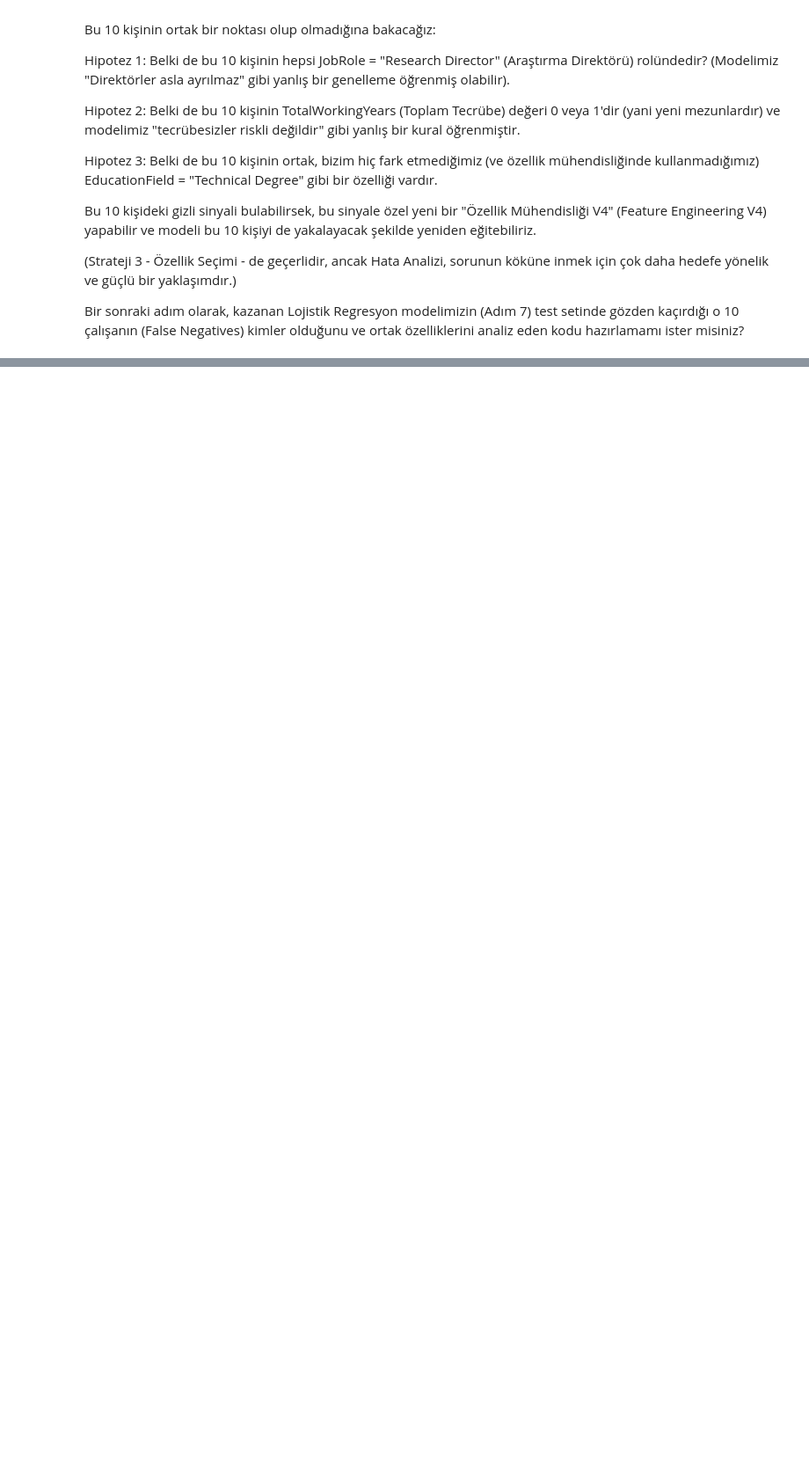
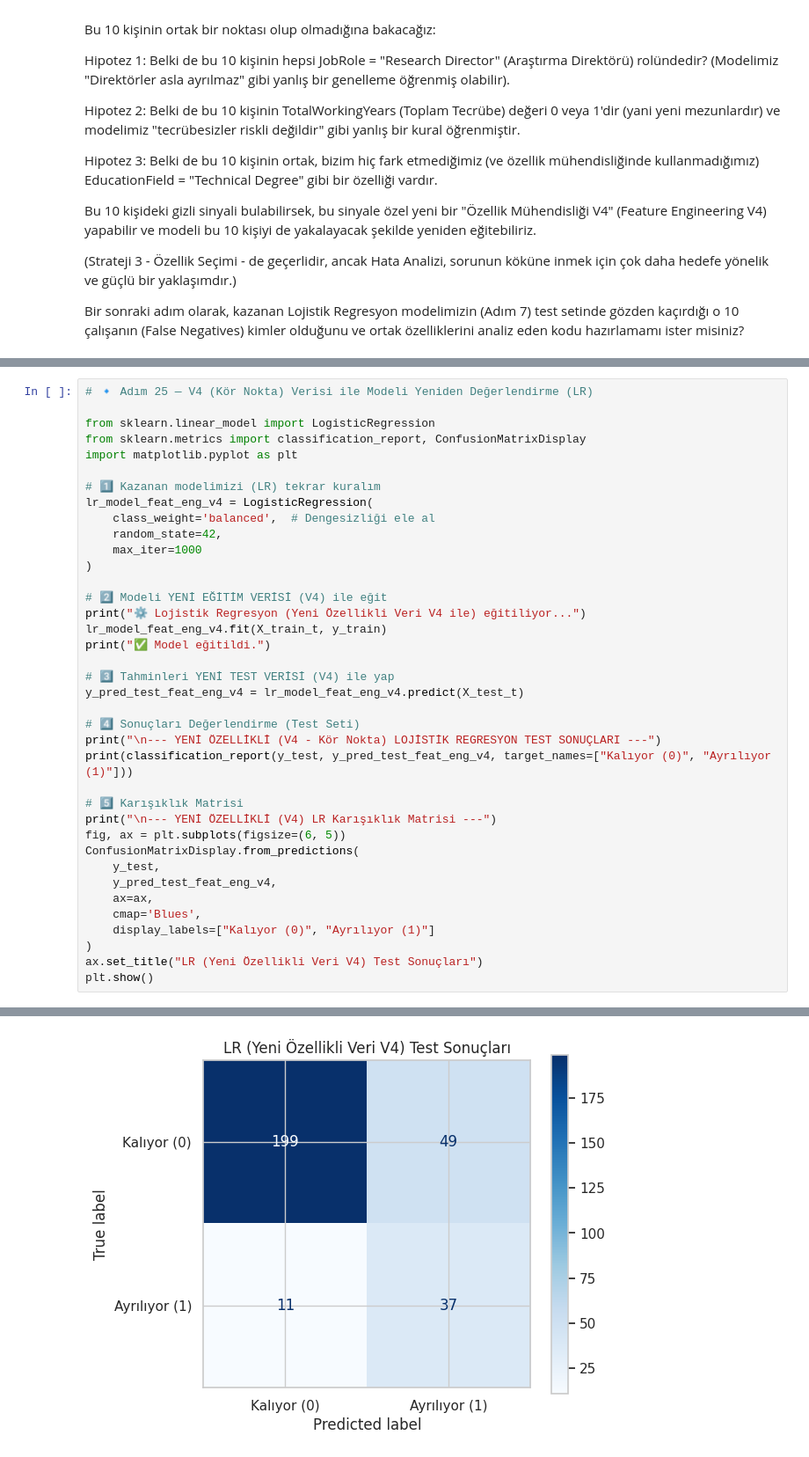
Before and after one commit to Seldarzu/employee-attrition-eda, a Jupyter notebook: 01_data_exploration_arzu.ipynb, the cells around one changed output, grey strips where cells are left out. Shown at 88% size. Drawn from its saved outputs; the diff is of its cells as text; blank space fills up the shorter version.

```diff
--- a/01_data_exploration_arzu.ipynb
+++ b/01_data_exploration_arzu.ipynb
@@ -3268,0 +3710,39 @@ Bir sonraki adım olarak, kazanan Lojistik Regresyon modelimizin (Adım 7) test
+# %%
+# 🔹 Adım 25 — V4 (Kör Nokta) Verisi ile Modeli Yeniden Değerlendirme (LR)
+
+from sklearn.linear_model import LogisticRegression
+from sklearn.metrics import classification_report, ConfusionMatrixDisplay
+import matplotlib.pyplot as plt
+
+# 1️⃣ Kazanan modelimizi (LR) tekrar kuralım
+lr_model_feat_eng_v4 = LogisticRegression(
+    class_weight='balanced',  # Dengesizliği ele al
+    random_state=42,
+    max_iter=1000
+)
+
+# 2️⃣ Modeli YENİ EĞİTİM VERİSİ (V4) ile eğit
+print("⚙️ Lojistik Regresyon (Yeni Özellikli Veri V4 ile) eğitiliyor...")
+lr_model_feat_eng_v4.fit(X_train_t, y_train)
+print("✅ Model eğitildi.")
+
+# 3️⃣ Tahminleri YENİ TEST VERİSİ (V4) ile yap
+y_pred_test_feat_eng_v4 = lr_model_feat_eng_v4.predict(X_test_t)
+
+# 4️⃣ Sonuçları Değerlendirme (Test Seti)
+print("\n--- YENİ ÖZELLİKLİ (V4 - Kör Nokta) LOJİSTİK REGRESYON TEST SONUÇLARI ---")
+print(classification_report(y_test, y_pred_test_feat_eng_v4, target_names=["Kalıyor (0)", "Ayrılıyor (1)"]))
+
+# 5️⃣ Karışıklık Matrisi
+print("\n--- YENİ ÖZELLİKLİ (V4) LR Karışıklık Matrisi ---")
+fig, ax = plt.subplots(figsize=(6, 5))
+ConfusionMatrixDisplay.from_predictions(
+    y_test,
+    y_pred_test_feat_eng_v4,
+    ax=ax,
+    cmap='Blues',
+    display_labels=["Kalıyor (0)", "Ayrılıyor (1)"]
+)
+ax.set_title("LR (Yeni Özellikli Veri V4) Test Sonuçları")
+plt.show()
+# %% [output]
@@ -3268,0 +3764 @@ Bir sonraki adım olarak, kazanan Lojistik Regresyon modelimizin (Adım 7) test
+[figure, added]
```
Also changed, not shown: parts of 29 cells of this notebook.
